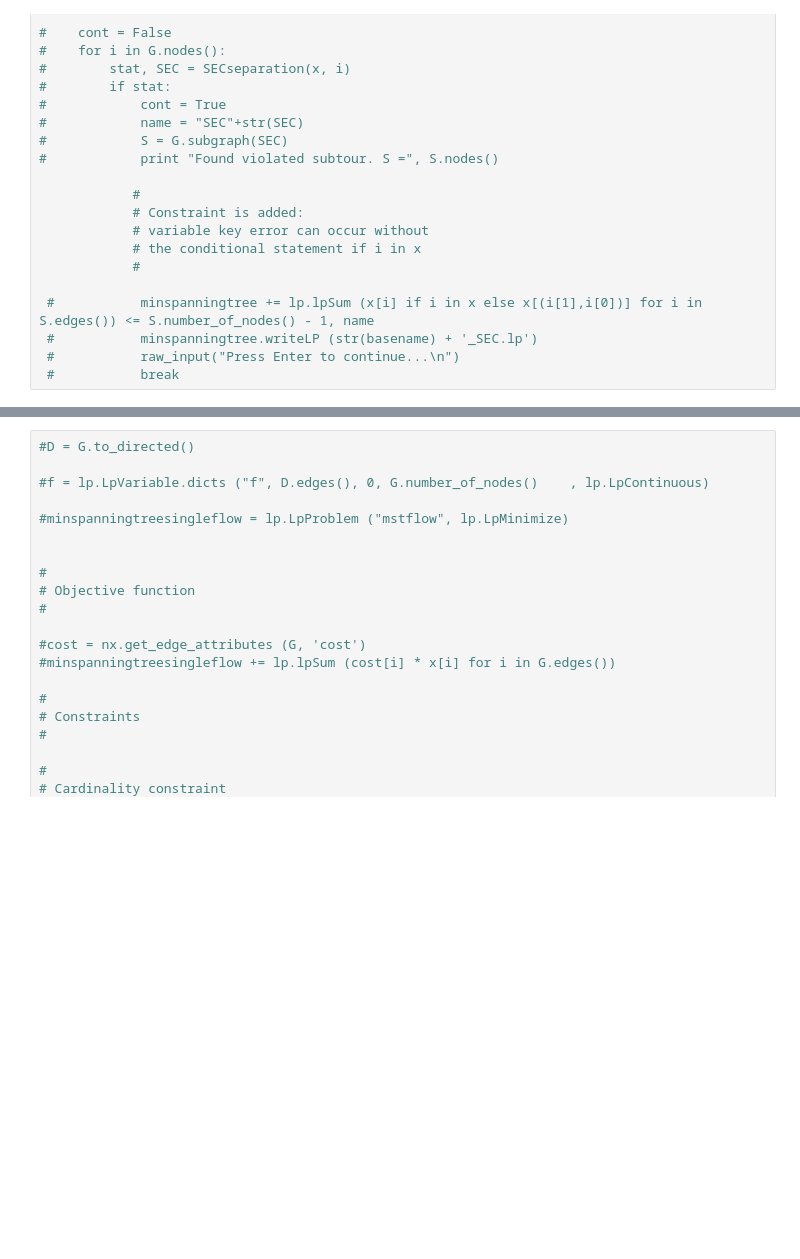
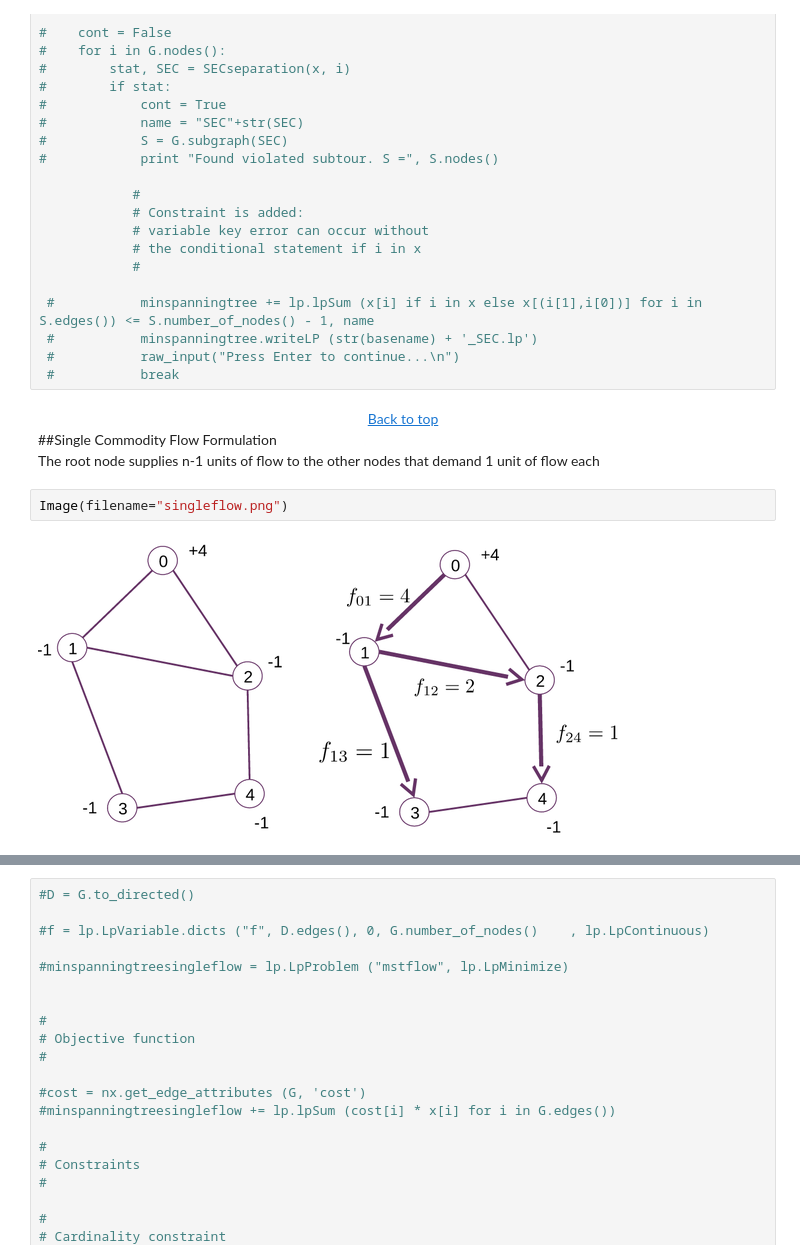
Before and after one commit to Kallendbor/Notebook, a Jupyter notebook: MST.ipynb, the cells around one changed output, grey strips where cells are left out. Cells and saved outputs as stored; diff of their text form; blank space fills up the shorter version.

```diff
--- a/MST.ipynb
+++ b/MST.ipynb
@@ -190,3 +292,13 @@ $z \in [0,1]^{\mid V \mid}, w \in [0,1]^{\mid E \mid}$
  #           minspanningtree.writeLP (str(basename) + '_SEC.lp')
  #           raw_input("Press Enter to continue...\n")
  #           break
+# %% [markdown]
+<center><a href="#top">Back to top</a></center>
+<a id="singlecomm"></a>
+##Single Commodity Flow Formulation
+
+The root node supplies n-1 units of flow to the other nodes that demand 1 unit of flow each
+# %%
+Image(filename="singleflow.png")
+# %% [output]
+[figure, added]
```
Also changed, not shown: parts of 44 cells of this notebook.
